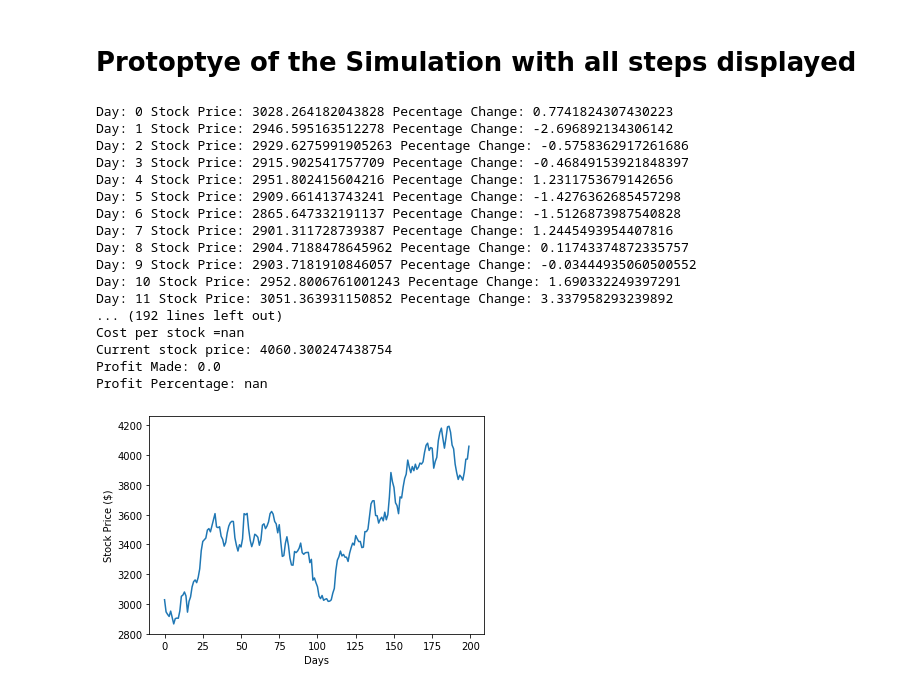
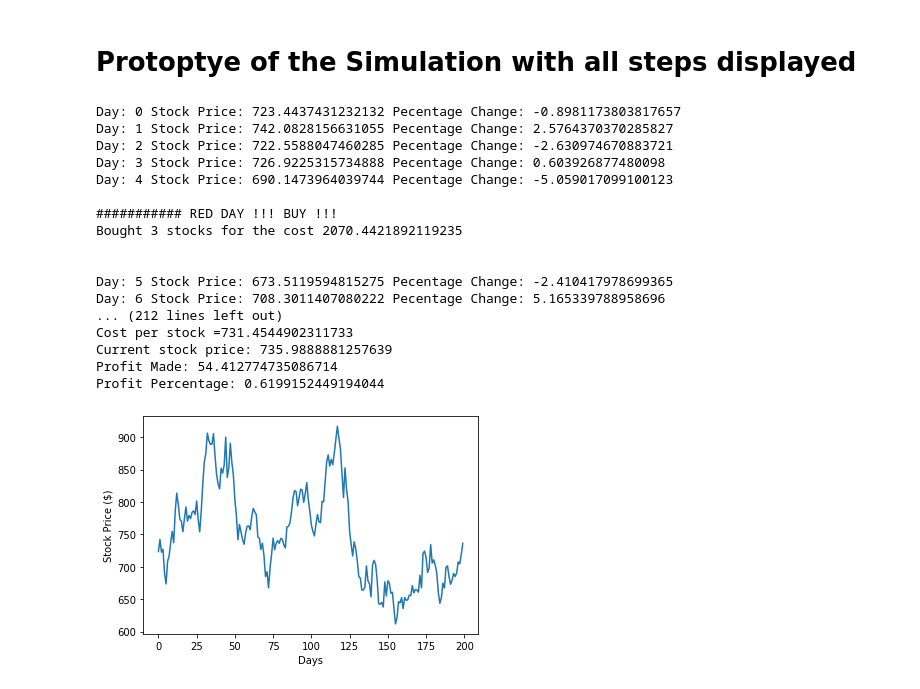
Before and after one commit to binodbhttr/wallstreetS, a Jupyter notebook: simulation_prototype.ipynb, the cells around one changed output. Saved outputs shown, nothing was run; the diff lists cells and outputs as text; code cells hidden in the pictures.

```diff
--- a/simulation_prototype.ipynb
+++ b/simulation_prototype.ipynb
@@ -10,7 +10,7 @@ from pandas import ExcelFile
 
 
 initial_stocks=0 #initial number of stocks in the portfolio
-stock_price=3005   #initial stock price
+stock_price=730   #initial stock price
 portfolio=0      #set portfolio to zero initially
 cost=0           #set cost to zero
 total_days=200   #total days to simulate
@@ -21,7 +21,7 @@ portfolio=np.zeros(total_days)         # array to store the number of stocks in
 add_portfolio=0                        #counter to count the number of stocks added in the portfolio
 
 for i in range(total_days):
-    dp=np.random.normal(-0.061680414262200556,1.4477756014445895,1)[0]
+    dp=np.random.normal(0.035814462652301864,2.9139242695957,1)[0]
     '''pick a random number for percentage change with normal distribution
     for given mean and standard deviation
     '''
@@ -36,48 +36,48 @@ for i in range(total_days):
         #buy 3 stocks everytime when the closing price is less than 5% of the last day
         print("\n########### RED DAY !!! BUY !!!")
         buy=3
         #no of stocks to buy
         cost+=buy*stock_price
         #cost paid to buy the stocks at the stock_price
         print(f"Bought {buy} stocks for the cost {cost}\n\n")
         add_portfolio+=3
     portfolio[i]=add_portfolio
 
 stocks_owned=np.max(portfolio)
 print("\n\nTotal stocks bought",stocks_owned)
 print("Total cost",cost)
 cost_basis=cost/stocks_owned
 print(f"Cost per stock ={cost_basis}")
 print("Current stock price:",stock_price)
 profit=(stocks_owned*stock_price)-cost
 print("Profit Made:",profit)
 profit_p=profit/cost*100
 print("Profit Percentage:",profit_p)
 
 plt.plot(days,price_history)
 plt.xlabel("Days")
 plt.ylabel("Stock Price ($)")
 df = pd.DataFrame({'Day':days,'Closing_Price':price_history,'Percentage_Change':precentage_change,"Portfolio":portfolio})
 
 writer = ExcelWriter('simulated_stock_data_sample.xlsx')
 df.to_excel(writer,'Sheet1',index=False)
 writer.save()
 # %% [output]
-Day: 0 Stock Price: 3028.264182043828 Pecentage Change: 0.7741824307430223
-Day: 1 Stock Price: 2946.595163512278 Pecentage Change: -2.696892134306142
-Day: 2 Stock Price: 2929.6275991905263 Pecentage Change: -0.5758362917261686
-Day: 3 Stock Price: 2915.902541757709 Pecentage Change: -0.46849153921848397
-Day: 4 Stock Price: 2951.802415604216 Pecentage Change: 1.2311753679142656
-Day: 5 Stock Price: 2909.661413743241 Pecentage Change: -1.4276362685457298
-Day: 6 Stock Price: 2865.647332191137 Pecentage Change: -1.5126873987540828
-Day: 7 Stock Price: 2901.311728739387 Pecentage Change: 1.2445493954407816
-Day: 8 Stock Price: 2904.7188478645962 Pecentage Change: 0.11743374872335757
-Day: 9 Stock Price: 2903.7181910846057 Pecentage Change: -0.03444935060500552
-Day: 10 Stock Price: 2952.8006761001243 Pecentage Change: 1.690332249397291
-Day: 11 Stock Price: 3051.363931150852 Pecentage Change: 3.337958293239892
-... (192 lines left out)
-Cost per stock =nan
-Current stock price: 4060.300247438754
-Profit Made: 0.0
-Profit Percentage: nan
+Day: 0 Stock Price: 723.4437431232132 Pecentage Change: -0.8981173803817657
+Day: 1 Stock Price: 742.0828156631055 Pecentage Change: 2.5764370370285827
+Day: 2 Stock Price: 722.5588047460285 Pecentage Change: -2.630974670883721
+Day: 3 Stock Price: 726.9225315734888 Pecentage Change: 0.603926877480098
+Day: 4 Stock Price: 690.1473964039744 Pecentage Change: -5.059017099100123
+
+########### RED DAY !!! BUY !!!
+Bought 3 stocks for the cost 2070.4421892119235
+
+
+Day: 5 Stock Price: 673.5119594815275 Pecentage Change: -2.410417978699365
+Day: 6 Stock Price: 708.3011407080222 Pecentage Change: 5.165339788958696
+... (212 lines left out)
+Cost per stock =731.4544902311733
+Current stock price: 735.9888881257639
+Profit Made: 54.412774735086714
+Profit Percentage: 0.6199152449194044
-[figure, old version]
+[figure, new version]
```
Also changed, not shown: 4 other files.
